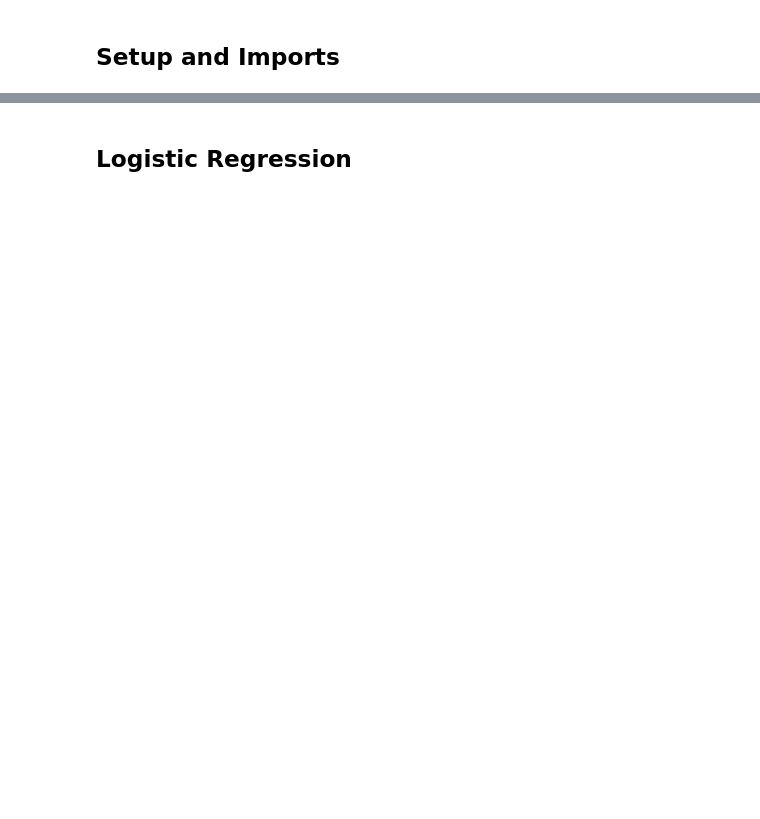
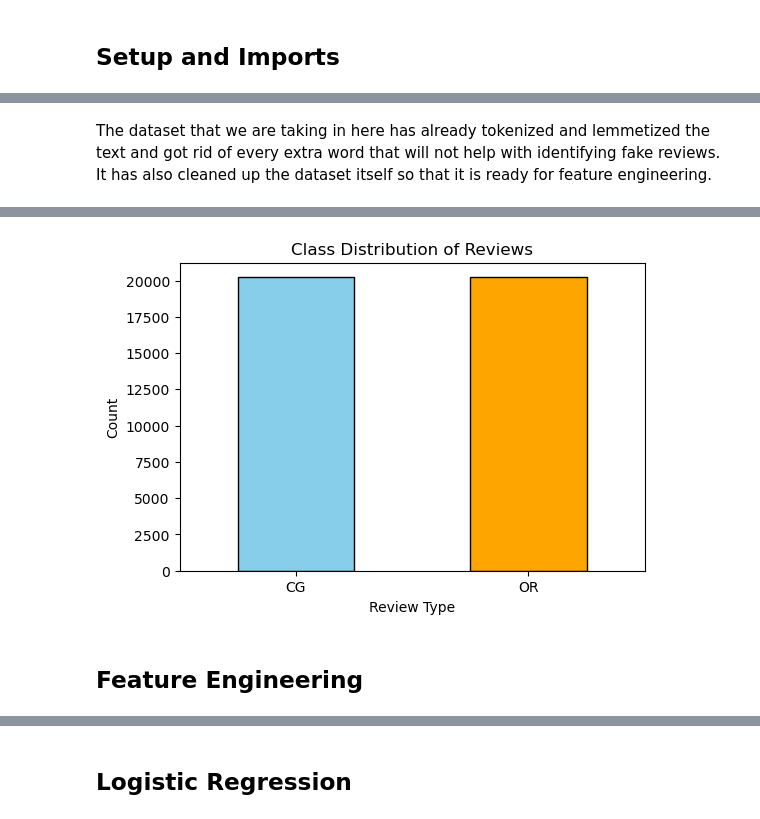
Before and after one commit to malfriduranna/02807_final_project, a Jupyter notebook: notebooks/BrynjarVol2.ipynb, the cells around one changed output, grey strips where cells are left out. Saved outputs shown, nothing was run; the diff lists cells and outputs as text; code cells hidden in the pictures; blank space fills up the shorter version.

```diff
--- a/notebooks/BrynjarVol2.ipynb
+++ b/notebooks/BrynjarVol2.ipynb
@@ -21,3 +23,5 @@ from sklearn.metrics import classification_report
+# %% [markdown]
+The dataset that we are taking in here has already tokenized and lemmetized the text and got rid of every extra word that will not help with identifying fake reviews. It has also cleaned up the dataset itself so that it is ready for feature engineering.
 # %%
 data = pd.read_csv("../data/processed_dataFinale.csv")
 
@@ -44,3 +47,16 @@ data.head()
 | 2 | Home_and_Kitchen | 5 | CG | This pillow saved my back. I love... | [pillow, save, back, love, look, ... | pillow save back love look feel p... |
 | 3 | Home_and_Kitchen | 1 | CG | Missing information on how to use... | [miss, information, use, great, p... | miss information use great produc... |
 | 4 | Home_and_Kitchen | 5 | CG | Very nice set. Good quality. We h... | [nice, set, good, quality, set, t... | nice set good quality set two month |
+# %%
+# Class Distribution
+plt.figure(figsize=(6, 4))
+data['label'].value_counts().plot(kind='bar', color=['skyblue', 'orange'], edgecolor='black')
+plt.title("Class Distribution of Reviews")
+plt.xlabel("Review Type")
+plt.ylabel("Count")
+plt.xticks(rotation=0)
+plt.show()
+# %% [output]
+[figure, added]
+# %% [markdown]
+## Feature Engineering
```
Also changed, not shown: parts of 32 cells of this notebook.
